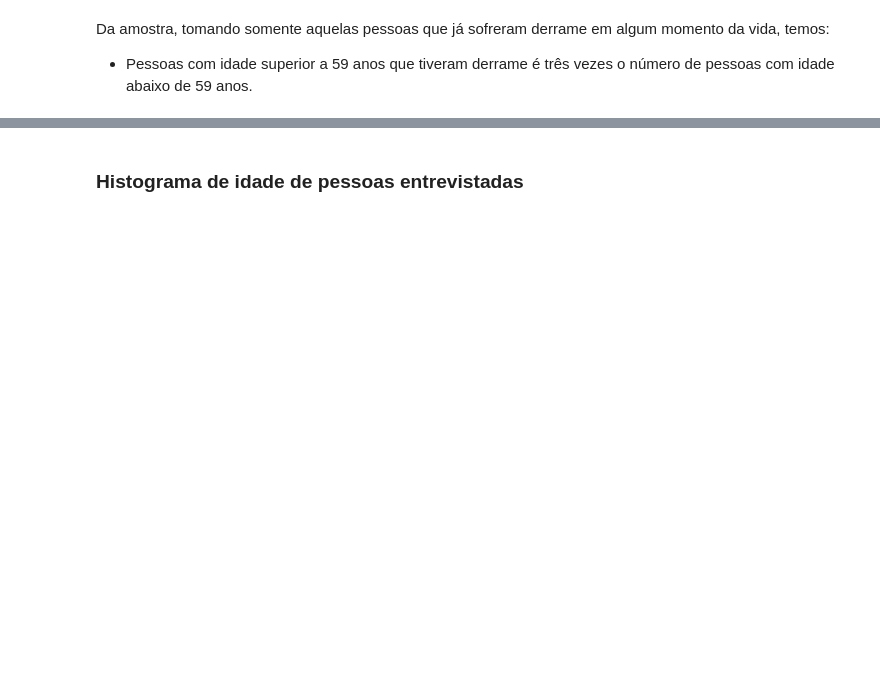
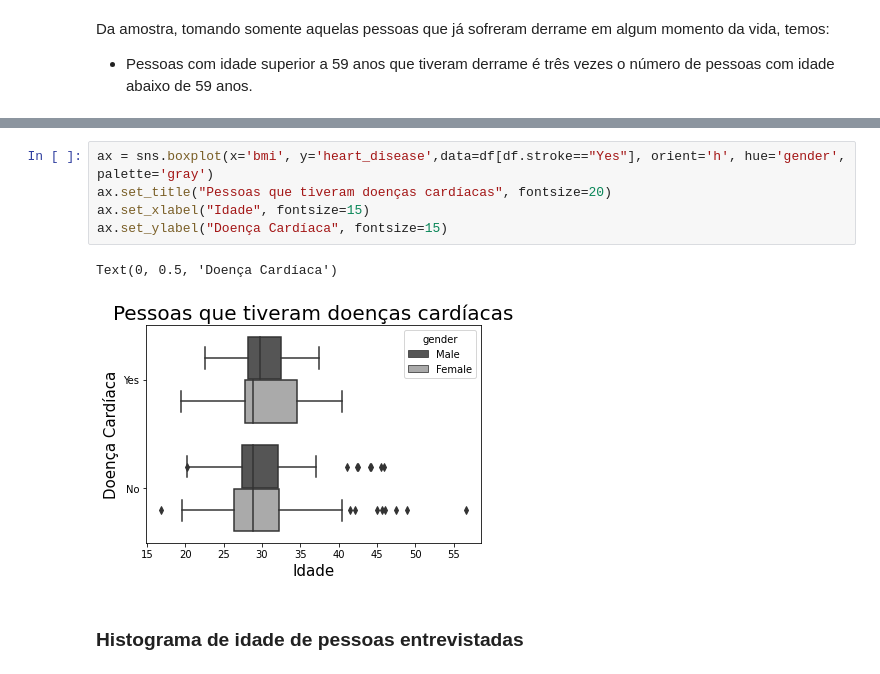
Before and after one commit to FelipeGBarreto/Projects, a Jupyter notebook: Stroker_Analysis.ipynb, the cells around one changed output, grey strips where cells are left out. Saved outputs shown, nothing was run; the diff lists cells and outputs as text; blank space fills up the shorter version.

```diff
--- a/Stroker_Analysis.ipynb
+++ b/Stroker_Analysis.ipynb
@@ -266,3 +291,11 @@ ax.set_xlabel("Idade");
+# %%
+ax = sns.boxplot(x='bmi', y='heart_disease',data=df[df.stroke=="Yes"], orient='h', hue='gender', palette='gray')
+ax.set_title("Pessoas que tiveram doenças cardíacas", fontsize=20)
+ax.set_xlabel("Idade", fontsize=15)
+ax.set_ylabel("Doença Cardíaca", fontsize=15)
+# %% [output]
+Text(0, 0.5, 'Doença Cardíaca')
+[figure, added]
 # %% [markdown]
 ### Histograma de idade de pessoas entrevistadas
 # %%
```
Also changed, not shown: parts of 18 cells of this notebook.
